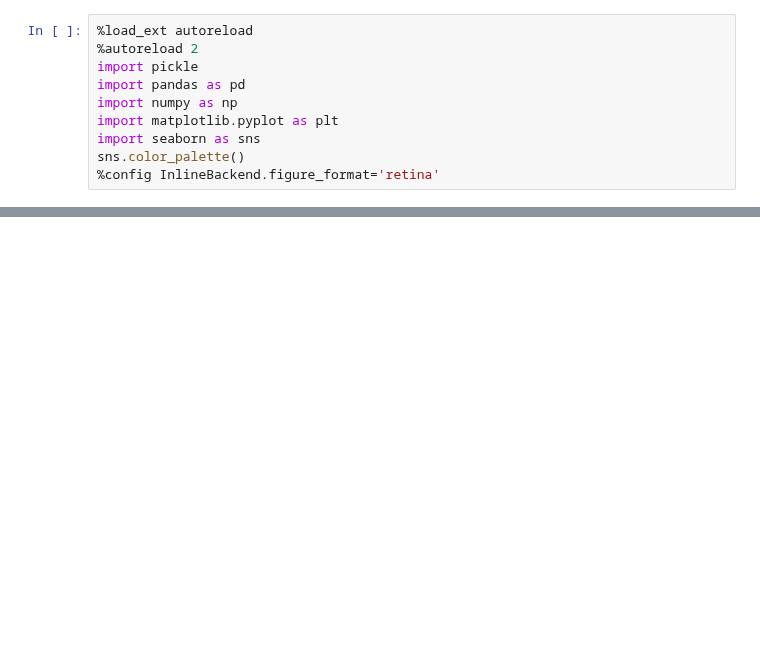
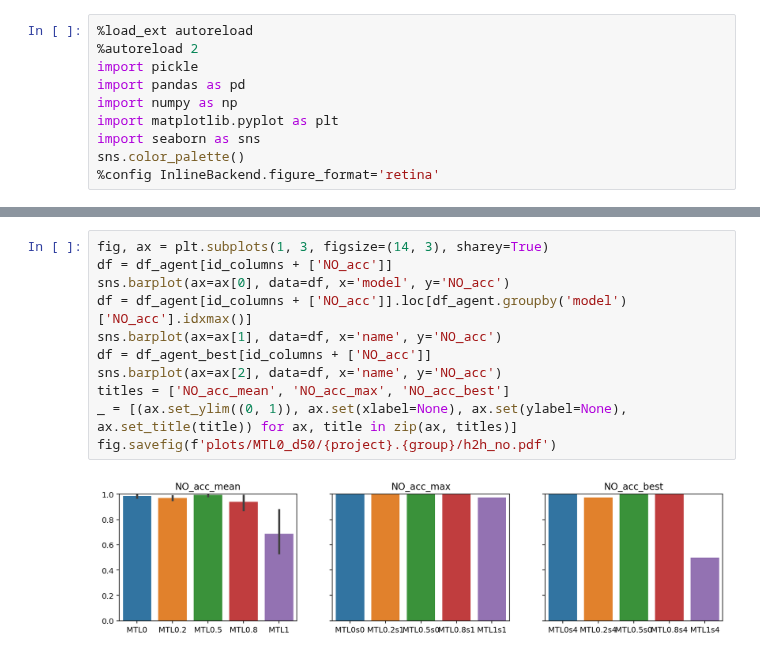
Before and after one commit to harry-tian/ai-driven-tutorial, a Jupyter notebook: evals/eval_prolific_bm.ipynb, the cells around one changed output, grey strips where cells are left out. Saved outputs shown, nothing was run; the diff lists cells and outputs as text; blank space fills up the shorter version.

```diff
--- a/evals/eval_prolific_bm.ipynb
+++ b/evals/eval_prolific_bm.ipynb
@@ -119,0 +122,13 @@ _ = [(ax.set_ylim((0, 1)), ax.set(xlabel=None), ax.set(ylabel=None), ax.set_titl
+# %%
+fig, ax = plt.subplots(1, 3, figsize=(14, 3), sharey=True)
+df = df_agent[id_columns + ['NO_acc']]
+sns.barplot(ax=ax[0], data=df, x='model', y='NO_acc')
+df = df_agent[id_columns + ['NO_acc']].loc[df_agent.groupby('model')['NO_acc'].idxmax()]
+sns.barplot(ax=ax[1], data=df, x='name', y='NO_acc')
+df = df_agent_best[id_columns + ['NO_acc']]
+sns.barplot(ax=ax[2], data=df, x='name', y='NO_acc')
+titles = ['NO_acc_mean', 'NO_acc_max', 'NO_acc_best']
+_ = [(ax.set_ylim((0, 1)), ax.set(xlabel=None), ax.set(ylabel=None), ax.set_title(title)) for ax, title in zip(ax, titles)]
+fig.savefig(f'plots/MTL0_d50/{project}.{group}/h2h_no.pdf')
+# %% [output]
+[figure, added]
```
Also changed, not shown: parts of 7 cells of this notebook, 20 other files.
